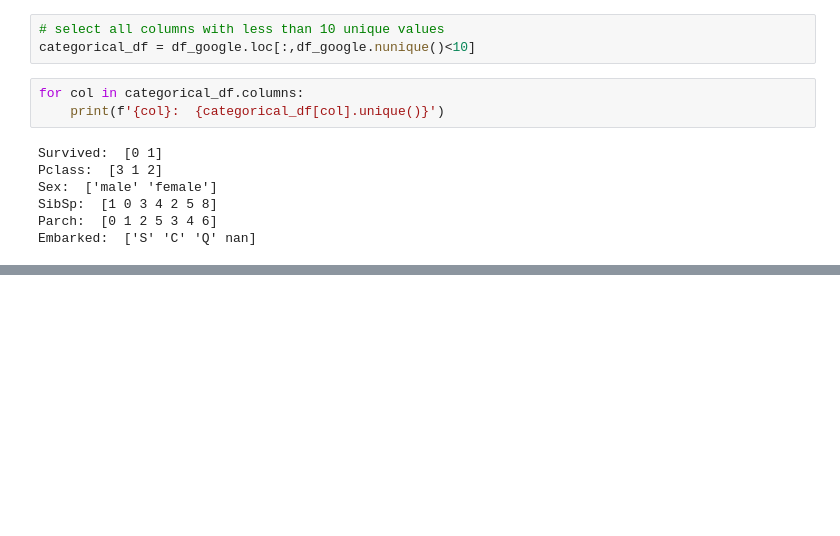
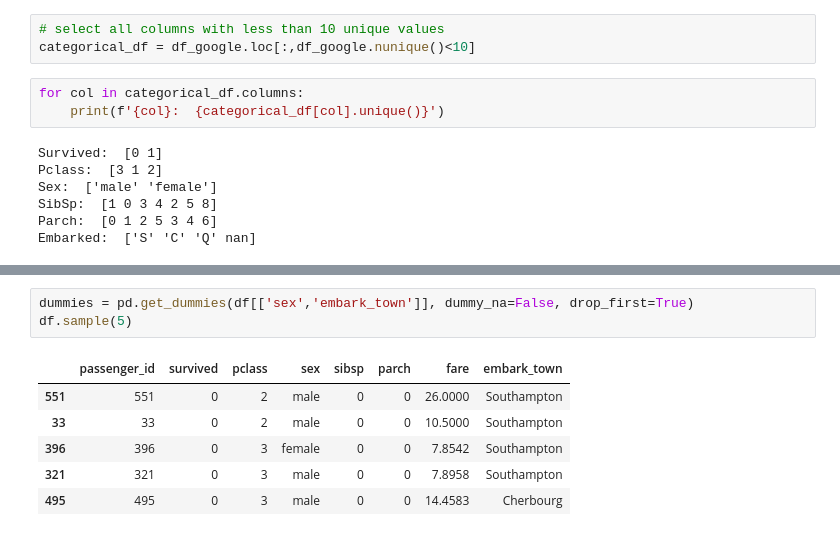
Before and after one commit to ChrisTeceno/classification-exercises, a Jupyter notebook: classification_exercises.ipynb, the cells around one changed output, grey strips where cells are left out. Drawn from its saved outputs; the diff is of its cells as text; blank space fills up the shorter version.

```diff
--- a/classification_exercises.ipynb
+++ b/classification_exercises.ipynb
@@ -238,0 +292,10 @@ Reading from csv...
+# %%
+dummies = pd.get_dummies(df[['sex','embark_town']], dummy_na=False, drop_first=True)
+df.sample(5)
+# %% [output]
+|  | passenger_id | survived | pclass | sex | sibsp | parch | fare | embark_town |
+| 551 | 551 | 0 | 2 | male | 0 | 0 | 26.0000 | Southampton |
+| 33 | 33 | 0 | 2 | male | 0 | 0 | 10.5000 | Southampton |
+| 396 | 396 | 0 | 3 | female | 0 | 0 | 7.8542 | Southampton |
+| 321 | 321 | 0 | 3 | male | 0 | 0 | 7.8958 | Southampton |
+| 495 | 495 | 0 | 3 | male | 0 | 0 | 14.4583 | Cherbourg |
```
Also changed, not shown: parts of 20 cells of this notebook, 2 other files.
